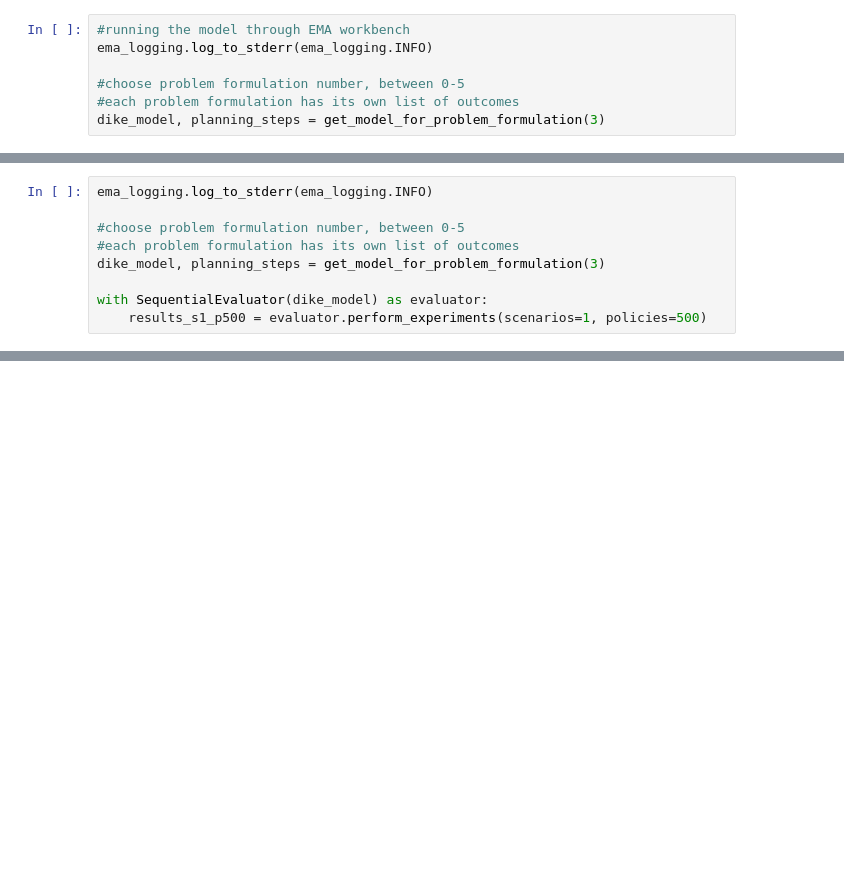
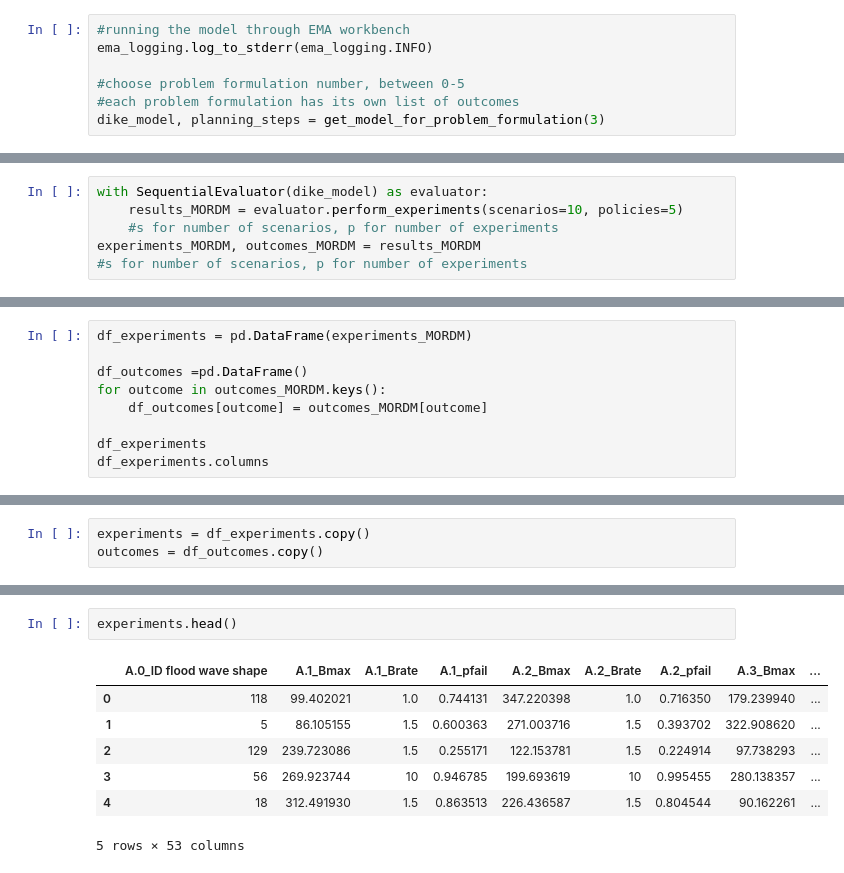
Before and after one commit to WillemijnTutu/EPA1361_group16, a Jupyter notebook: MORDM.ipynb, the cells around one changed output, grey strips where cells are left out. Drawn from its saved outputs; the diff is of its cells as text; blank space fills up the shorter version.

Commit message:
MORDM toegevoegd

```diff
--- a/MORDM.ipynb
+++ b/MORDM.ipynb
@@ -382,9 +98,0 @@ plt.show()
-# %%
-ema_logging.log_to_stderr(ema_logging.INFO)
-
-#choose problem formulation number, between 0-5
-#each problem formulation has its own list of outcomes
-dike_model, planning_steps = get_model_for_problem_formulation(3)
-
-with SequentialEvaluator(dike_model) as evaluator:
-    results_s1_p500 = evaluator.perform_experiments(scenarios=1, policies=500)
@@ -440,0 +99,6 @@ plt.show()
+# %%
+with SequentialEvaluator(dike_model) as evaluator:
+    results_MORDM = evaluator.perform_experiments(scenarios=10, policies=5)
+    #s for number of scenarios, p for number of experiments
+experiments_MORDM, outcomes_MORDM = results_MORDM
+#s for number of scenarios, p for number of experiments
@@ -440,0 +112,9 @@ plt.show()
+# %%
+df_experiments = pd.DataFrame(experiments_MORDM)
+
+df_outcomes =pd.DataFrame()
+for outcome in outcomes_MORDM.keys():
+    df_outcomes[outcome] = outcomes_MORDM[outcome]
+
+df_experiments
+df_experiments.columns
@@ -440,0 +136,3 @@ plt.show()
+# %%
+experiments = df_experiments.copy()
+outcomes = df_outcomes.copy()
@@ -440,0 +192,10 @@ plt.show()
+# %%
+experiments.head()
+# %% [output]
+|  | A.0_ID flood wave shape | A.1_Bmax | A.1_Brate | A.1_pfail | A.2_Bmax | A.2_Brate | A.2_pfail | A.3_Bmax | ... |
+| 0 | 118 | 99.402021 | 1.0 | 0.744131 | 347.220398 | 1.0 | 0.716350 | 179.239940 | ... |
+| 1 | 5 | 86.105155 | 1.5 | 0.600363 | 271.003716 | 1.5 | 0.393702 | 322.908620 | ... |
+| 2 | 129 | 239.723086 | 1.5 | 0.255171 | 122.153781 | 1.5 | 0.224914 | 97.738293 | ... |
+| 3 | 56 | 269.923744 | 10 | 0.946785 | 199.693619 | 10 | 0.995455 | 280.138357 | ... |
+| 4 | 18 | 312.491930 | 1.5 | 0.863513 | 226.436587 | 1.5 | 0.804544 | 90.162261 | ... |
+5 rows × 53 columns
```
Also changed, not shown: parts of 56 cells of this notebook, 1 other file.
